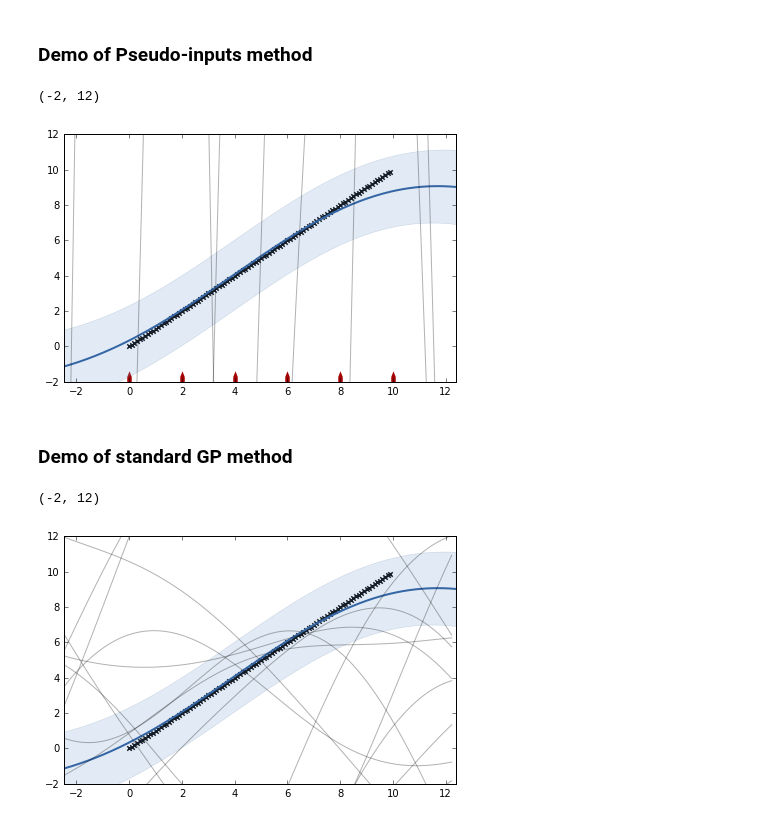
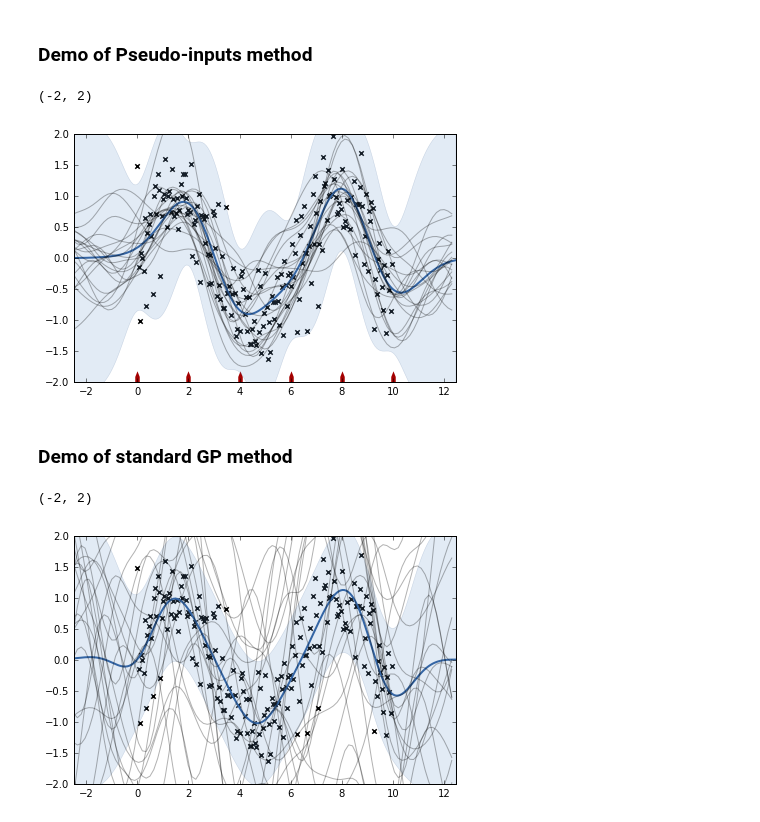
Before and after one commit to lionfish0/dp, a Jupyter notebook: Building dp4gp class.ipynb, the cells around one changed output. Cells and saved outputs as stored; diff of their text form; code cells hidden in the pictures.

```diff
--- a/Building dp4gp class.ipynb
+++ b/Building dp4gp class.ipynb
@@ -315,8 +345,9 @@ class DPGP_cloaking(DPGP):
 # %% [markdown]
 ### Data
 # %%
-trainX = np.arange(0,10,0.1)[:,None]
-trainy = np.copy(trainX) #np.sin(trainX/2)
+trainX = np.arange(0,10,0.05)[:,None]
+trainy = np.sin(trainX)+np.random.randn(len(trainX),1)*0.5
+sens = 2
 #ystd = np.std(trainy)
 #trainy = trainy/ystd
 ystd = 1.0
@@ -349,29 +371,29 @@ Optimization terminated successfully.    (Exit mode 0)
 mod = GPy.models.SparseGPRegression(trainX,trainy,num_inducing=3)
 mod.inference_method = GPy.inference.latent_function_inference.FITC()
 mod.set_Z(np.array([[0,2,4,6,8,10]]).T)
-mod.Gaussian_noise = 1.0/ystd
-mod.rbf.lengthscale = 8.0
-dpgp = DPGP_pseudo_prior(mod,10.0/ystd,2.0,0.01)
+mod.Gaussian_noise = 0.5**2/ystd
+mod.rbf.lengthscale = 1.0
+dpgp = DPGP_pseudo_prior(mod,10.0/ystd,100.0,0.01)
 Xtest = np.arange(0,10,0.1)[:,None]
 mu = dpgp.draw_prediction_samples(Xtest,20)
 
 dpgp.plot()
-plt.ylim([-2,12])
+plt.ylim([-2,2])
 # %% [output]
-(-2, 12)
+(-2, 2)
-[figure, old version]
+[figure, new version]
 # %% [markdown]
 ### Demo of standard GP method
 # %%
 mod = GPy.models.GPRegression(trainX,trainy)
-mod.Gaussian_noise = 1.0/ystd
-mod.rbf.lengthscale = 8.0
-dpgp = DPGP_normal_prior(mod,10.0/ystd,2.0,0.01)
+mod.Gaussian_noise = 0.5**2/ystd
+mod.rbf.lengthscale = 1.0
+dpgp = DPGP_normal_prior(mod,10.0/ystd,100.0,0.01)
 #Xtest = np.arange(0,10,0.1)[:,None]
 #mu = dpgp.draw_prediction_samples(Xtest,20)
 
 dpgp.plot()
-plt.ylim([-2,12])
+plt.ylim([-2,2])
 # %% [output]
-(-2, 12)
+(-2, 2)
-[figure, old version]
+[figure, new version]
```
Also changed, not shown: parts of 3 cells of this notebook.
